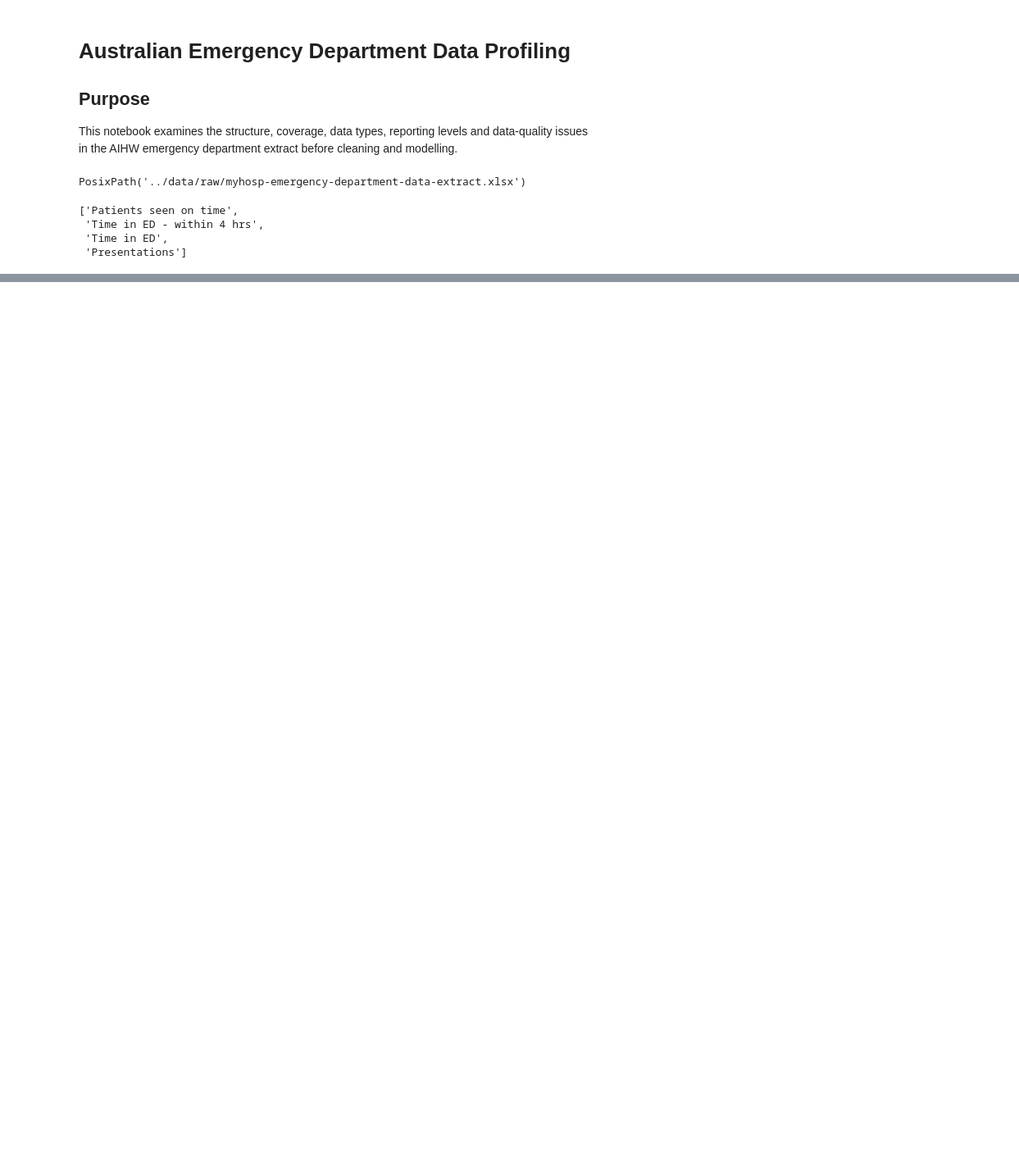
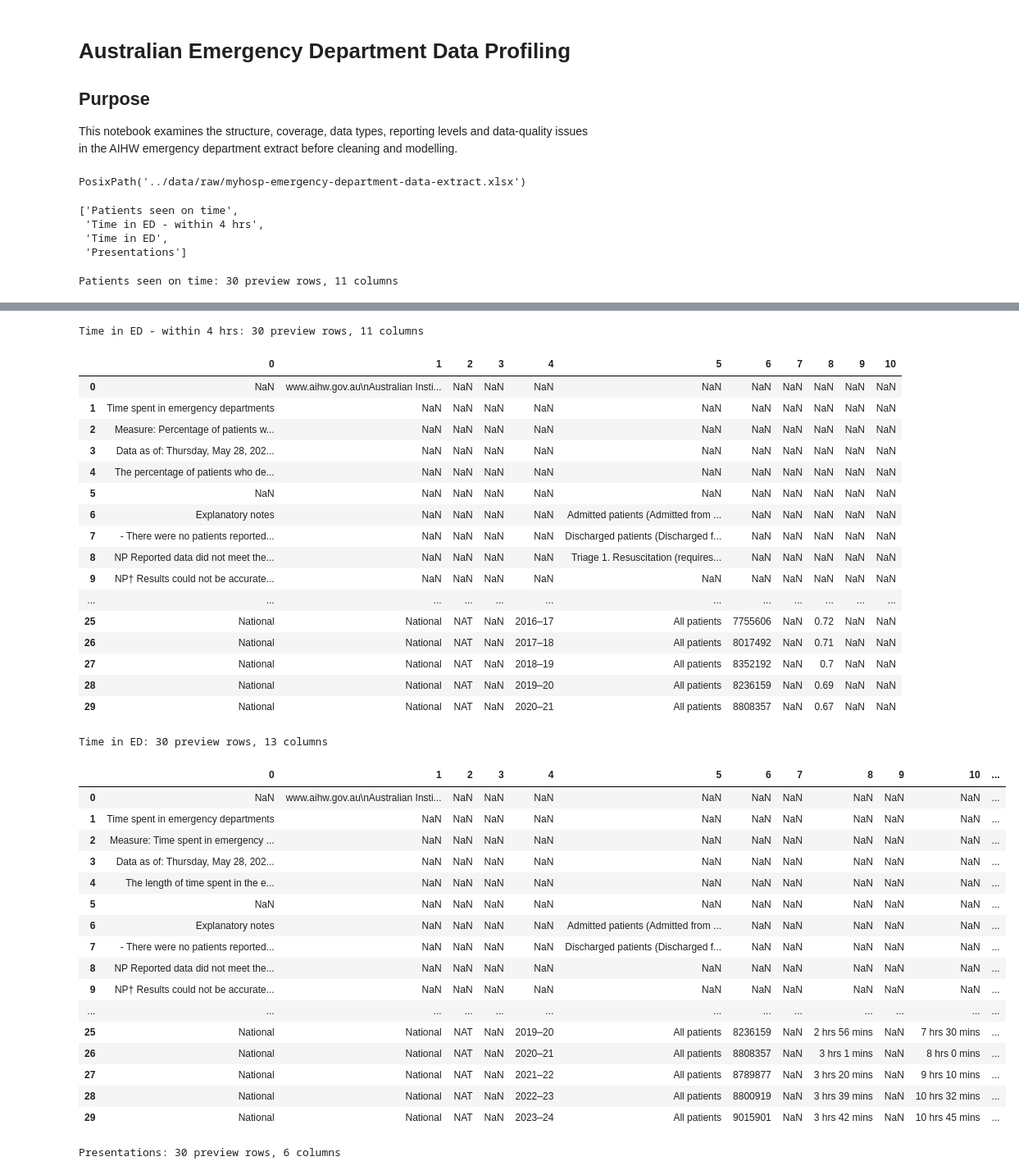
Before and after one commit to joannelu1213/australian-emergency-department-analytics, a Jupyter notebook: notebooks/01_data_profiling.ipynb, the cells around one changed output, grey strips where cells are left out. Shown at 82% size. Saved outputs shown, nothing was run; the diff lists cells and outputs as text; code cells hidden in the pictures; blank space fills up the shorter version.

Commit message:
Build data model

```diff
--- a/notebooks/01_data_profiling.ipynb
+++ b/notebooks/01_data_profiling.ipynb
@@ -19,11 +19,25 @@ file_path
 # %% [output]
 PosixPath('../data/raw/myhosp-emergency-department-data-extract.xlsx')
 # %%
-file = pd.ExcelFile(file_path)
+data = pd.ExcelFile(file_path)
 
-file.sheet_names
+data.sheet_names
 # %% [output]
 ['Patients seen on time',
  'Time in ED - within 4 hrs',
  'Time in ED',
  'Presentations']
+# %%
+# Inspect the first 15 row of each data sheet
+for sheet_name in data.sheet_names:
+    preview = pd.read_excel(
+        file_path,
+        sheet_name=sheet_name,
+        header=None,
+        nrows=30,
+    )
+
+    print(f"{sheet_name}: {preview.shape[0]} preview rows, {preview.shape[1]} columns")
+    display(preview)
+# %% [output]
+Patients seen on time: 30 preview rows, 11 columns
@@ -29,0 +61,37 @@ file.sheet_names
+Time in ED - within 4 hrs: 30 preview rows, 11 columns
+|  | 0 | 1 | 2 | 3 | 4 | 5 | 6 | 7 | 8 | 9 | 10 |
+| 0 | NaN | www.aihw.gov.au\nAustralian Insti... | NaN | NaN | NaN | NaN | NaN | NaN | NaN | NaN | NaN |
+| 1 | Time spent in emergency departments | NaN | NaN | NaN | NaN | NaN | NaN | NaN | NaN | NaN | NaN |
+| 2 | Measure: Percentage of patients w... | NaN | NaN | NaN | NaN | NaN | NaN | NaN | NaN | NaN | NaN |
+| 3 | Data as of: Thursday, May 28, 202... | NaN | NaN | NaN | NaN | NaN | NaN | NaN | NaN | NaN | NaN |
+| 4 | The percentage of patients who de... | NaN | NaN | NaN | NaN | NaN | NaN | NaN | NaN | NaN | NaN |
+| 5 | NaN | NaN | NaN | NaN | NaN | NaN | NaN | NaN | NaN | NaN | NaN |
+| 6 | Explanatory notes | NaN | NaN | NaN | NaN | Admitted patients (Admitted from ... | NaN | NaN | NaN | NaN | NaN |
+| 7 | - There were no patients reported... | NaN | NaN | NaN | NaN | Discharged patients (Discharged f... | NaN | NaN | NaN | NaN | NaN |
+| 8 | NP Reported data did not meet the... | NaN | NaN | NaN | NaN | Triage 1. Resuscitation (requires... | NaN | NaN | NaN | NaN | NaN |
+| 9 | NP† Results could not be accurate... | NaN | NaN | NaN | NaN | NaN | NaN | NaN | NaN | NaN | NaN |
+| ... | ... | ... | ... | ... | ... | ... | ... | ... | ... | ... | ... |
+| 25 | National | National | NAT | NaN | 2016–17 | All patients | 7755606 | NaN | 0.72 | NaN | NaN |
+| 26 | National | National | NAT | NaN | 2017–18 | All patients | 8017492 | NaN | 0.71 | NaN | NaN |
+| 27 | National | National | NAT | NaN | 2018–19 | All patients | 8352192 | NaN | 0.7 | NaN | NaN |
+| 28 | National | National | NAT | NaN | 2019–20 | All patients | 8236159 | NaN | 0.69 | NaN | NaN |
+| 29 | National | National | NAT | NaN | 2020–21 | All patients | 8808357 | NaN | 0.67 | NaN | NaN |
+Time in ED: 30 preview rows, 13 columns
+|  | 0 | 1 | 2 | 3 | 4 | 5 | 6 | 7 | 8 | 9 | 10 | ... |
+| 0 | NaN | www.aihw.gov.au\nAustralian Insti... | NaN | NaN | NaN | NaN | NaN | NaN | NaN | NaN | NaN | ... |
+| 1 | Time spent in emergency departments | NaN | NaN | NaN | NaN | NaN | NaN | NaN | NaN | NaN | NaN | ... |
+| 2 | Measure: Time spent in emergency ... | NaN | NaN | NaN | NaN | NaN | NaN | NaN | NaN | NaN | NaN | ... |
+| 3 | Data as of: Thursday, May 28, 202... | NaN | NaN | NaN | NaN | NaN | NaN | NaN | NaN | NaN | NaN | ... |
+| 4 | The length of time spent in the e... | NaN | NaN | NaN | NaN | NaN | NaN | NaN | NaN | NaN | NaN | ... |
+| 5 | NaN | NaN | NaN | NaN | NaN | NaN | NaN | NaN | NaN | NaN | NaN | ... |
+| 6 | Explanatory notes | NaN | NaN | NaN | NaN | Admitted patients (Admitted from ... | NaN | NaN | NaN | NaN | NaN | ... |
+| 7 | - There were no patients reported... | NaN | NaN | NaN | NaN | Discharged patients (Discharged f... | NaN | NaN | NaN | NaN | NaN | ... |
+| 8 | NP Reported data did not meet the... | NaN | NaN | NaN | NaN | NaN | NaN | NaN | NaN | NaN | NaN | ... |
+| 9 | NP† Results could not be accurate... | NaN | NaN | NaN | NaN | NaN | NaN | NaN | NaN | NaN | NaN | ... |
+| ... | ... | ... | ... | ... | ... | ... | ... | ... | ... | ... | ... | ... |
+| 25 | National | National | NAT | NaN | 2019–20 | All patients | 8236159 | NaN | 2 hrs 56 mins | NaN | 7 hrs 30 mins | ... |
+| 26 | National | National | NAT | NaN | 2020–21 | All patients | 8808357 | NaN | 3 hrs 1 mins | NaN | 8 hrs 0 mins | ... |
+| 27 | National | National | NAT | NaN | 2021–22 | All patients | 8789877 | NaN | 3 hrs 20 mins | NaN | 9 hrs 10 mins | ... |
+| 28 | National | National | NAT | NaN | 2022–23 | All patients | 8800919 | NaN | 3 hrs 39 mins | NaN | 10 hrs 32 mins | ... |
+| 29 | National | National | NAT | NaN | 2023–24 | All patients | 9015901 | NaN | 3 hrs 42 mins | NaN | 10 hrs 45 mins | ... |
+Presentations: 30 preview rows, 6 columns
```
Also changed, not shown: parts of 70 cells of this notebook, 1 other file.
